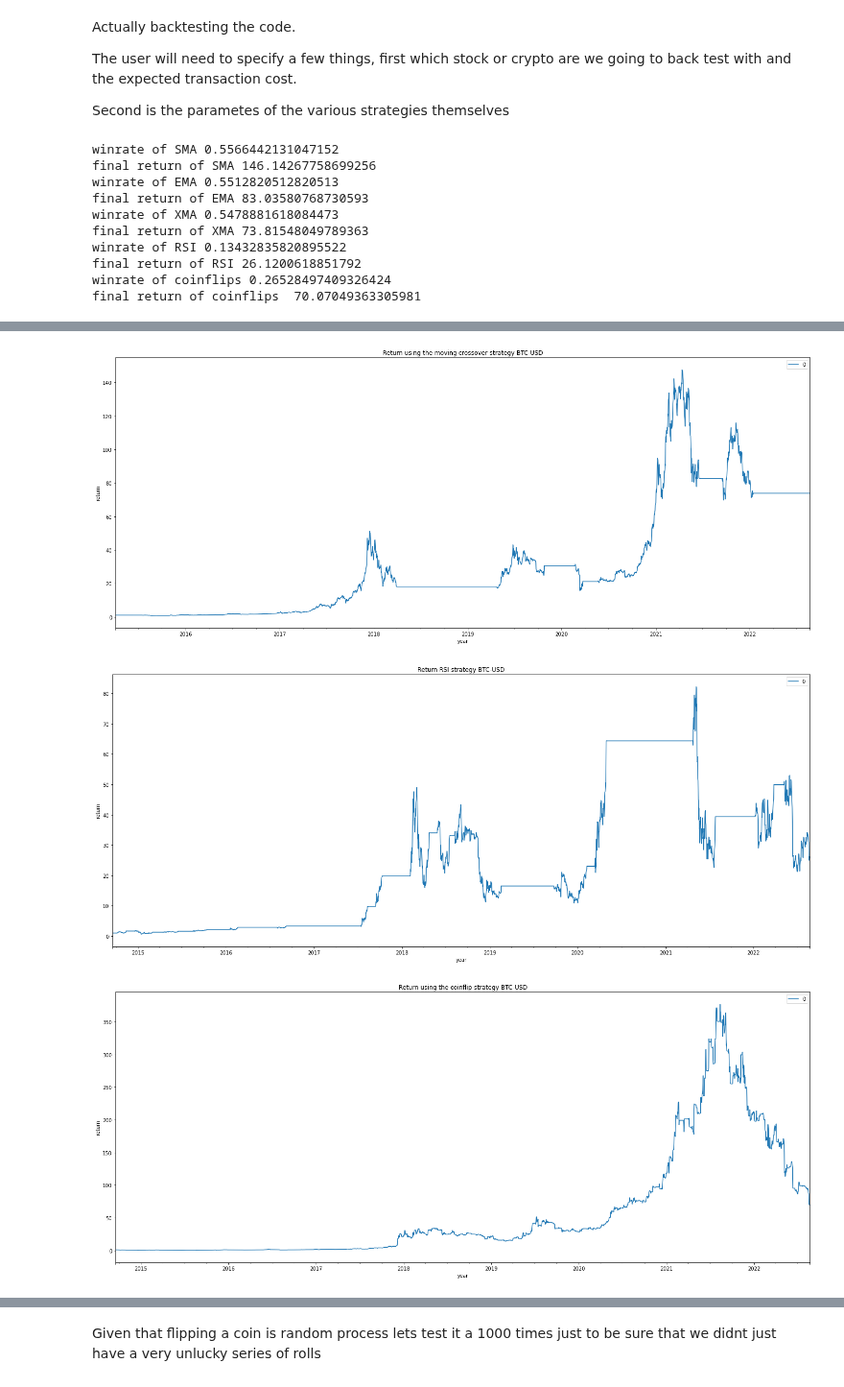
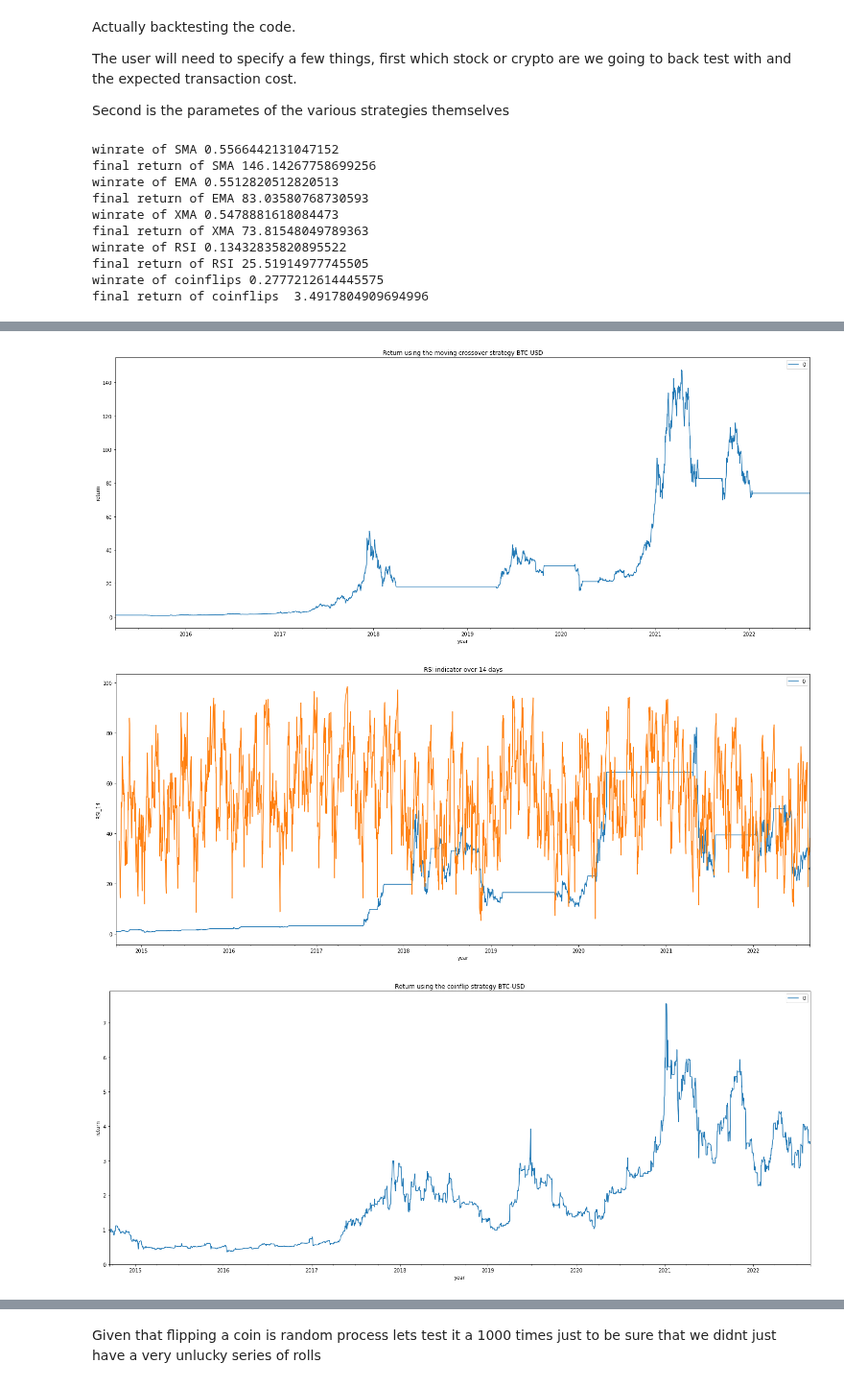
Before and after one commit to suf102/Trading-strategy-backtester, a Jupyter notebook: TikTokBactesterInCamelCase.ipynb, the cells around one changed output, grey strips where cells are left out. Shown at 96% size. Drawn from its saved outputs; the diff is of its cells as text; code cells hidden in the pictures.

```diff
--- a/TikTokBactesterInCamelCase.ipynb
+++ b/TikTokBactesterInCamelCase.ipynb
@@ -12,8 +12,8 @@ If you interested in the way this code works you can find each of the strategies
 # %%
 #First we need to retreive the data to do any of the testing against.
 
-def getdata(stockname,testperiod, datatype= 'Close'):
-    yfdata = yf.Ticker("{}".format(stockname)).history(period=str(testperiod))
+def getdata(stockname,testperiod, datatype, interval1):
+    yfdata = yf.Ticker("{}".format(stockname)).history(period=str(testperiod),interval = interval1)
     closedata = yfdata[datatype].copy()
     return closedata
 # %%
@@ -337,7 +337,7 @@ def runthetests():
 
     #first thing to do is pull the data from Yahoo finance
 
-    closedata = getdata(stockname,testperiod,datatype)
+    closedata = getdata(stockname,testperiod,datatype,interval)
 
     #Then run it through the various different strategies
 
@@ -370,7 +370,7 @@ def runthetests():
     dfrsi = rsi(closedata, rsi_days=rsi_period , overbought=overbuy, oversold=oversell)
     returnsrsi = backtester(dfrsi['Signals'], dfrsi['Close'], tcost)
     returnsrsi.plot(xlabel = 'year', ylabel = 'return', title = 'Return RSI strategy {}'.format(stockname),figsize = (25,10))
-#    dfrsi['RSI_{}'.format(rsi_period)].plot(xlabel = 'year', ylabel = ('RSI_{}'.format(rsi_period)), title = ('RSI indicator over {} days'.format(rsi_period)),figsize = (25,10))
+    dfrsi['RSI_{}'.format(rsi_period)].plot(xlabel = 'year', ylabel = ('RSI_{}'.format(rsi_period)), title = ('RSI indicator over {} days'.format(rsi_period)),figsize = (25,10))
     print('winrate of RSI '+ str(winrate(dfrsi,returnsrsi)))
     print('final return of RSI '+ str(returnsrsi.iloc[-1][0]))
 
@@ -409,6 +409,8 @@ stockname = "BTC-USD"
 testperiod = "30y"
 
 datatype= 'Close'
+
+interval1 = '1wk'
 
 #then define the transaction cost
 
@@ -432,38 +434,38 @@ toll = 0.00
 rsi_period = 14
 
 #this is the threshold for the rsi indicator that tells you to sell, if the rsi goes over this limit then the theory says that the stock is being sold and is due to revert back the mean.
 
 overbuy = 80
 
 #this is the threshold for the rsi indicator that tells you to sell, if the rsi indicatior goes below this number then the theory says that ht stock is being over sold and is due to increase in price this number should be lower than the over buy limit
 
 oversell = 20
 
 #lastly for the coin flip the probability of buying, probability of selling and the probability of doing nothing taken as the differnce between probbuy +probsell and 1
 
 probbuy = 1/3
 
 probsell = 1/3
 
 probdonothing = 1/3
 
 runthetests()
 # %% [output]
 winrate of SMA 0.5566442131047152
 final return of SMA 146.14267758699256
 winrate of EMA 0.5512820512820513
 final return of EMA 83.03580768730593
 winrate of XMA 0.5478881618084473
 final return of XMA 73.81548049789363
 winrate of RSI 0.13432835820895522
-final return of RSI 26.1200618851792
-winrate of coinflips 0.26528497409326424
-final return of coinflips  70.07049363305981
+final return of RSI 25.51914977745505
+winrate of coinflips 0.2777212614445575
+final return of coinflips  3.4917804909694996
 [figure]
 [figure]
 [figure]
-[figure, old version]
+[figure, new version]
-[figure, old version]
+[figure, new version]
 [figure]
 # %% [markdown]
 Given that flipping a coin is random process lets test it a 1000 times just to be sure that we didnt just have a very unlucky series of rolls
```
Also changed, not shown: parts of 1 cell of this notebook.
